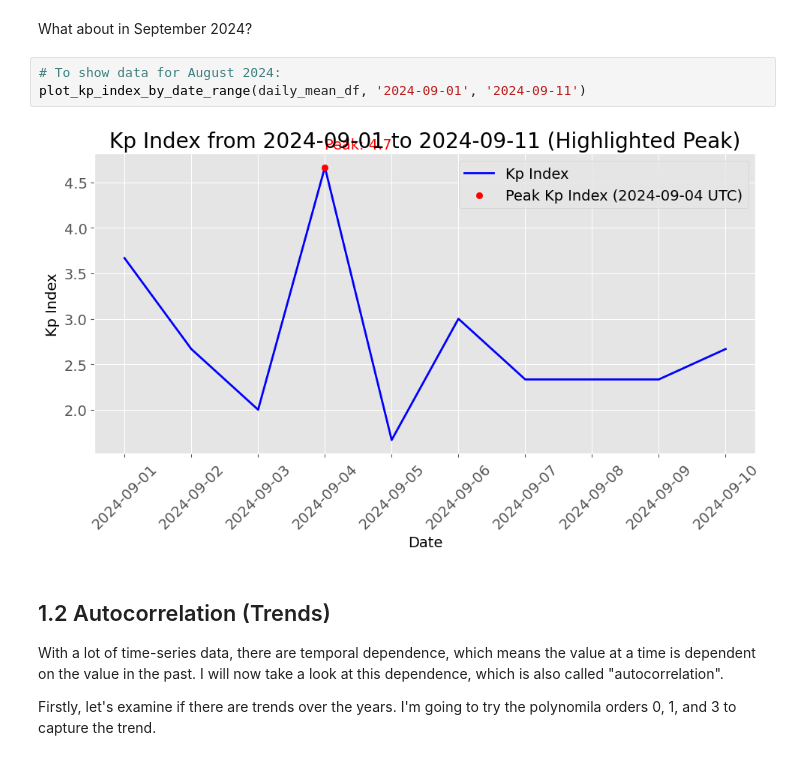
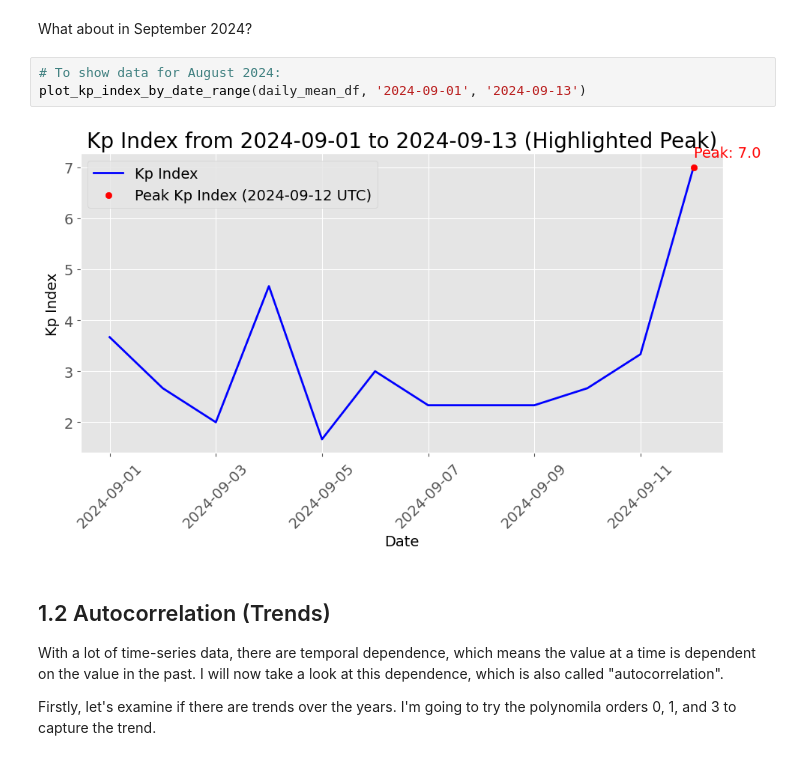
Before and after one commit to hcwang24/Aurora_Watch, a Jupyter notebook: aurora.ipynb, the cells around one changed output. Cells and saved outputs as stored; diff of their text form.

```diff
--- a/aurora.ipynb
+++ b/aurora.ipynb
@@ -198,9 +205,9 @@ plot_kp_index_by_date_range(daily_mean_df, '2024-05-01', '2024-06-01')
 What about in September 2024?
 # %%
 # To show data for August 2024:
-plot_kp_index_by_date_range(daily_mean_df, '2024-09-01', '2024-09-11')
+plot_kp_index_by_date_range(daily_mean_df, '2024-09-01', '2024-09-13')
 # %% [output]
-[figure, old version]
+[figure, new version]
 # %% [markdown]
 ## 1.2 Autocorrelation (Trends)
 With a lot of time-series data, there are temporal dependence, which means the value at a time is dependent on the value in the past. I will now take a look at this dependence, which is also called "autocorrelation".
```
Also changed, not shown: parts of 36 cells of this notebook.
